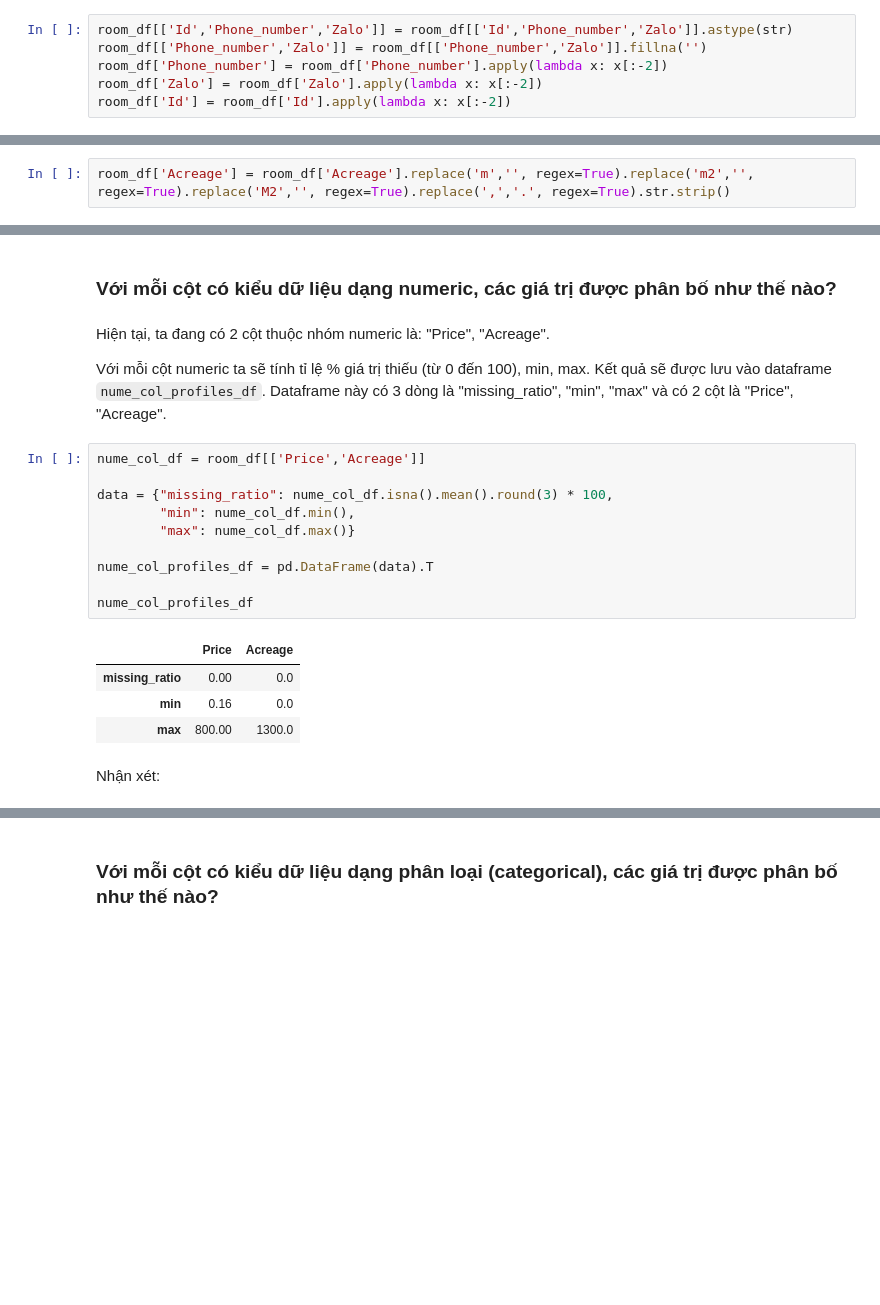
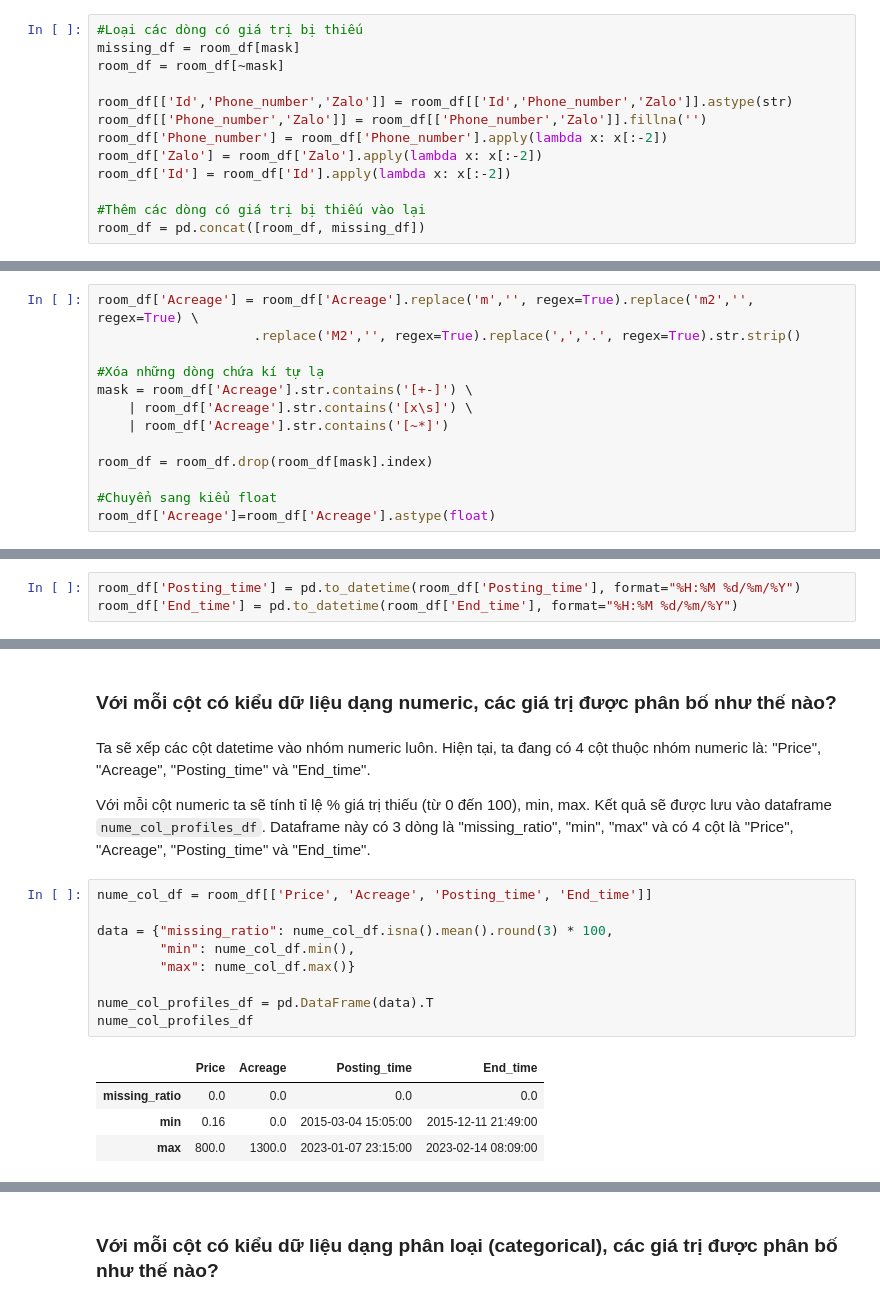
Before and after one commit to tungbtt/LTKHDL_Project_Phongtro, a Jupyter notebook: Project_PhongTro.ipynb, the cells around one changed output, grey strips where cells are left out. Saved outputs shown, nothing was run; the diff lists cells and outputs as text; blank space fills up the shorter version.

```diff
--- a/Project_PhongTro.ipynb
+++ b/Project_PhongTro.ipynb
@@ -196,11 +191,18 @@ display(room_df.head(1))
 # %% [markdown]
 Đầu tiên, ta nhận thấy các cột Id, Phone_number và Zalo đang có kiểu dữ liệu `float`, ta sẽ chuyển chúng về kiểu `str`.
 # %%
+#Loại các dòng có giá trị bị thiếu
+missing_df = room_df[mask]
+room_df = room_df[~mask]
+
 room_df[['Id','Phone_number','Zalo']] = room_df[['Id','Phone_number','Zalo']].astype(str)
 room_df[['Phone_number','Zalo']] = room_df[['Phone_number','Zalo']].fillna('')
 room_df['Phone_number'] = room_df['Phone_number'].apply(lambda x: x[:-2])
 room_df['Zalo'] = room_df['Zalo'].apply(lambda x: x[:-2])
 room_df['Id'] = room_df['Id'].apply(lambda x: x[:-2])
+
+#Thêm các dòng có giá trị bị thiếu vào lại
+room_df = pd.concat([room_df, missing_df])
 # %% [markdown]
 Đặt cột Id thành Index
 # %%
@@ -246,2 +243,13 @@ room_df['Address'] = room_df['Address'].apply(lambda x: x[9:])
 # %%
-room_df['Acreage'] = room_df['Acreage'].replace('m','', regex=True).replace('m2','', regex=True).replace('M2','', regex=True).replace(',','.', regex=True).str.strip()
+room_df['Acreage'] = room_df['Acreage'].replace('m','', regex=True).replace('m2','', regex=True) \
+                    .replace('M2','', regex=True).replace(',','.', regex=True).str.strip()
+
+#Xóa những dòng chứa kí tự lạ
+mask = room_df['Acreage'].str.contains('[+-]') \
+    | room_df['Acreage'].str.contains('[x\s]') \
+    | room_df['Acreage'].str.contains('[~*]')
+
+room_df = room_df.drop(room_df[mask].index)
+
+#Chuyển sang kiểu float
+room_df['Acreage']=room_df['Acreage'].astype(float)
@@ -286,0 +297,3 @@ room_df=room_df.query('Price < 1000 and Price >0.1')
+# %%
+room_df['Posting_time'] = pd.to_datetime(room_df['Posting_time'], format="%H:%M %d/%m/%Y")
+room_df['End_time'] = pd.to_datetime(room_df['End_time'], format="%H:%M %d/%m/%Y")
@@ -287,23 +308,20 @@ room_df=room_df.query('Price < 1000 and Price >0.1')
 # %% [markdown]
 ### Với mỗi cột có kiểu dữ liệu dạng numeric, các giá trị được phân bố như thế nào?
 # %% [markdown]
-Hiện tại, ta đang có 2 cột thuộc nhóm numeric là: "Price", "Acreage".
+Ta sẽ xếp các cột datetime vào nhóm numeric luôn. Hiện tại, ta đang có 4 cột thuộc nhóm numeric là: "Price", "Acreage", "Posting_time" và "End_time".
 
-Với mỗi cột numeric ta sẽ tính tỉ lệ % giá trị thiếu (từ 0 đến 100), min, max. Kết quả sẽ được lưu vào dataframe `nume_col_profiles_df`. Dataframe này có 3 dòng là "missing_ratio", "min", "max" và có 2 cột là "Price", "Acreage".
+Với mỗi cột numeric ta sẽ tính tỉ lệ % giá trị thiếu (từ 0 đến 100), min, max. Kết quả sẽ được lưu vào dataframe `nume_col_profiles_df`. Dataframe này có 3 dòng là "missing_ratio", "min", "max" và có 4 cột là "Price", "Acreage", "Posting_time" và "End_time".
 # %%
-nume_col_df = room_df[['Price','Acreage']]
+nume_col_df = room_df[['Price', 'Acreage', 'Posting_time', 'End_time']]
 
 data = {"missing_ratio": nume_col_df.isna().mean().round(3) * 100,
         "min": nume_col_df.min(),
         "max": nume_col_df.max()}
 
 nume_col_profiles_df = pd.DataFrame(data).T
-
 nume_col_profiles_df
 # %% [output]
-|  | Price | Acreage |
-| missing_ratio | 0.00 | 0.0 |
-| min | 0.16 | 0.0 |
-| max | 800.00 | 1300.0 |
+|  | Price | Acreage | Posting_time | End_time |
+| missing_ratio | 0.0 | 0.0 | 0.0 | 0.0 |
+| min | 0.16 | 0.0 | 2015-03-04 15:05:00 | 2015-12-11 21:49:00 |
+| max | 800.0 | 1300.0 | 2023-01-07 23:15:00 | 2023-02-14 08:09:00 |
-# %% [markdown]
-Nhận xét:
```
Also changed, not shown: parts of 52 cells of this notebook.
